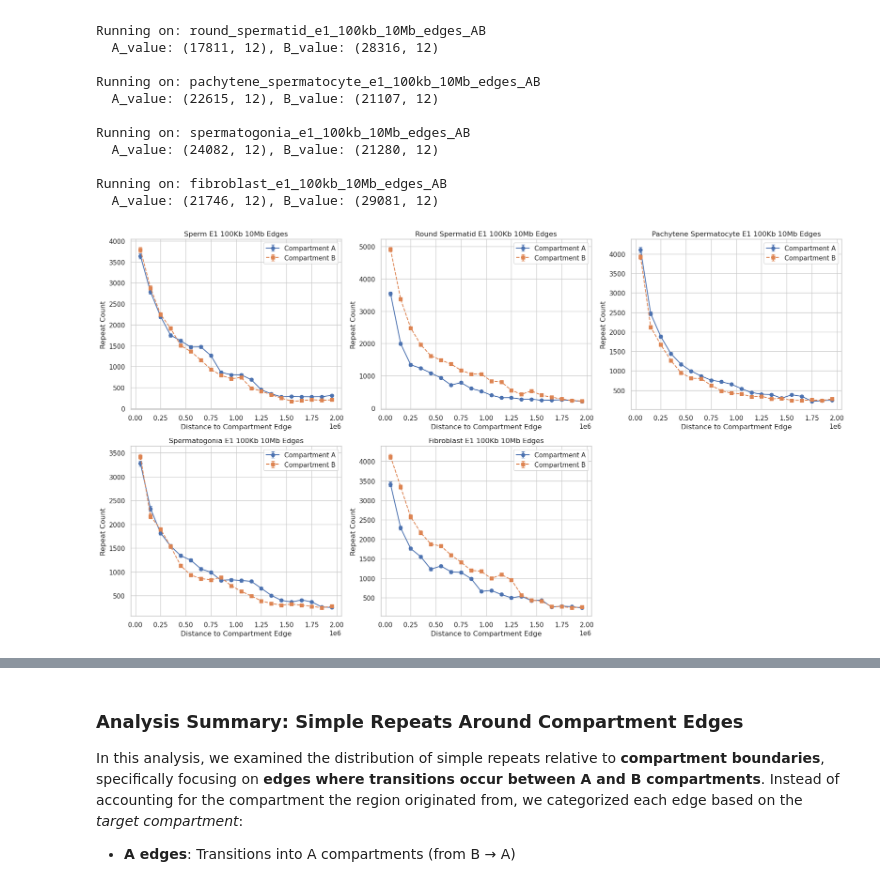
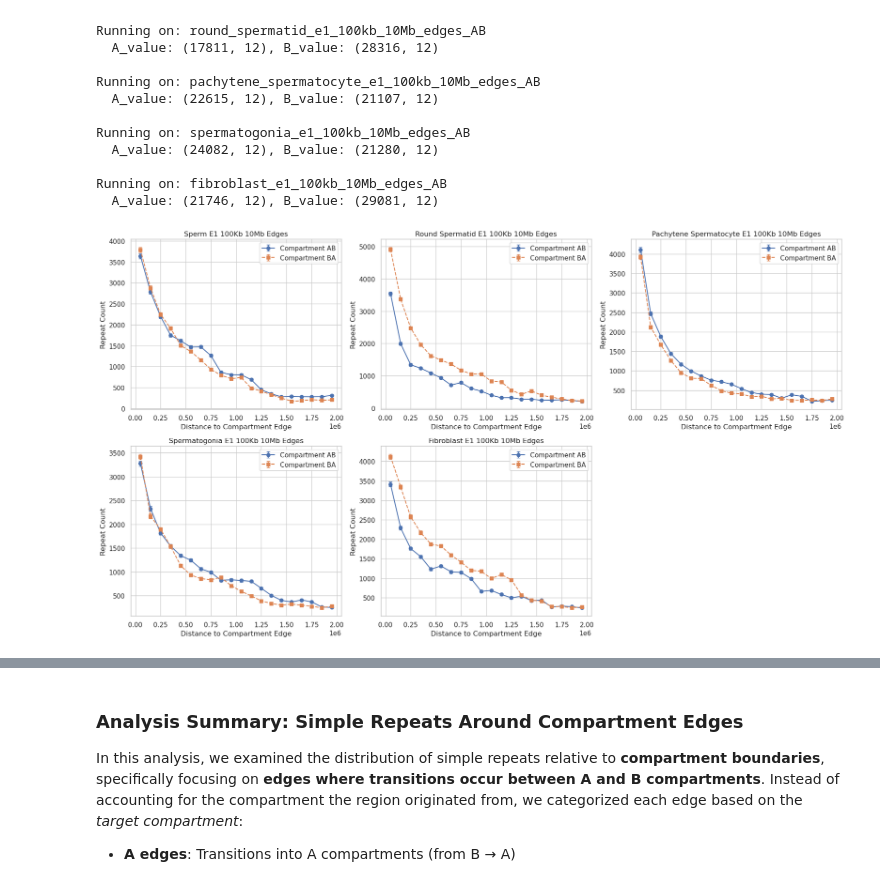
Before and after one commit to munch-group/johan_gpn_v2, a Jupyter notebook: notebooks/04_repeats.ipynb, the cells around one changed output, grey strips where cells are left out. Saved outputs shown, nothing was run; the diff lists cells and outputs as text; code cells hidden in the pictures.

```diff
--- a/notebooks/04_repeats.ipynb
+++ b/notebooks/04_repeats.ipynb
@@ -841,48 +793,48 @@ Running on: spermatogonia_e1_100kb_10Mb_edges_AB
 Running on: fibroblast_e1_100kb_10Mb_edges_AB
   A_value: (21746, 12), B_value: (29081, 12)
 # %%
-import numpy as np
-import matplotlib.pyplot as plt
+# import numpy as np
+# import matplotlib.pyplot as plt
 
-# Plot settings
-num_bins = 20
-max_dist = 2_000_000
-bins = np.linspace(0, max_dist, num_bins + 1)
-bin_centers = 0.5 * (bins[:-1] + bins[1:])
+# # Plot settings
+# num_bins = 20
+# max_dist = 2_000_000
+# bins = np.linspace(0, max_dist, num_bins + 1)
+# bin_centers = 0.5 * (bins[:-1] + bins[1:])
 
-def bin_absmid_with_error(absmid_values, bins):
-    counts, _ = np.histogram(absmid_values, bins=bins)
-    errors = np.sqrt(counts)
-    return counts, errors
+# def bin_absmid_with_error(absmid_values, bins):
+#     counts, _ = np.histogram(absmid_values, bins=bins)
+#     errors = np.sqrt(counts)
+#     return counts, errors
 
-# Prepare plot grid
-fig, axes = plt.subplots(2, 3, figsize=(18, 10))
-axes = axes.flatten()
+# # Prepare plot grid
+# fig, axes = plt.subplots(2, 3, figsize=(18, 10))
+# axes = axes.flatten()
 
-# Loop through samples
-for idx, (sample, pair) in enumerate(remapped_data.items()):
-    A_df = pair["A"]
-    B_df = pair["B"]
+# # Loop through samples
+# for idx, (sample, pair) in enumerate(remapped_data.items()):
+#     A_df = pair["A"]
+#     B_df = pair["B"]
 
-    # Bin 'absmid'
-    counts_A, errors_A = bin_absmid_with_error(A_df['absmid'].dropna(), bins)
-    counts_B, errors_B = bin_absmid_with_error(B_df['absmid'].dropna(), bins)
+#     # Bin 'absmid'
+#     counts_A, errors_A = bin_absmid_with_error(A_df['absmid'].dropna(), bins)
+#     counts_B, errors_B = bin_absmid_with_error(B_df['absmid'].dropna(), bins)
 
-    ax = axes[idx]
-    ax.errorbar(bin_centers, counts_A, yerr=errors_A, marker='o', linestyle='-', capsize=3, label='Compartment A')
-    ax.errorbar(bin_centers, counts_B, yerr=errors_B, marker='s', linestyle='--', capsize=3, label='Compartment B')
-    ax.set_title(sample.replace("_", " ").title())
-    ax.set_xlabel("Distance to Compartment Edge")
-    ax.set_ylabel("Repeat Count")
-    ax.grid(True)
-    ax.legend()
+#     ax = axes[idx]
+#     ax.errorbar(bin_centers, counts_A, yerr=errors_A, marker='o', linestyle='-', capsize=3, label='Compartment AB')
+#     ax.errorbar(bin_centers, counts_B, yerr=errors_B, marker='s', linestyle='--', capsize=3, label='Compartment BA')
+#     ax.set_title(sample.replace("_", " ").title())
+#     ax.set_xlabel("Distance to Compartment Edge")
+#     ax.set_ylabel("Repeat Count")
+#     ax.grid(True)
+#     ax.legend()
 
-# Hide unused subplot (slot 6)
-if len(remapped_data) < len(axes):
-    for i in range(len(remapped_data), len(axes)):
-        axes[i].axis('off')
+# # Hide unused subplot (slot 6)
+# if len(remapped_data) < len(axes):
+#     for i in range(len(remapped_data), len(axes)):
+#         axes[i].axis('off')
 
-plt.tight_layout()
-plt.show()
+# plt.tight_layout()
+# plt.show()
 # %% [output]
-[figure, old version]
+[figure, new version]
```
Also changed, not shown: parts of 25 cells of this notebook.
